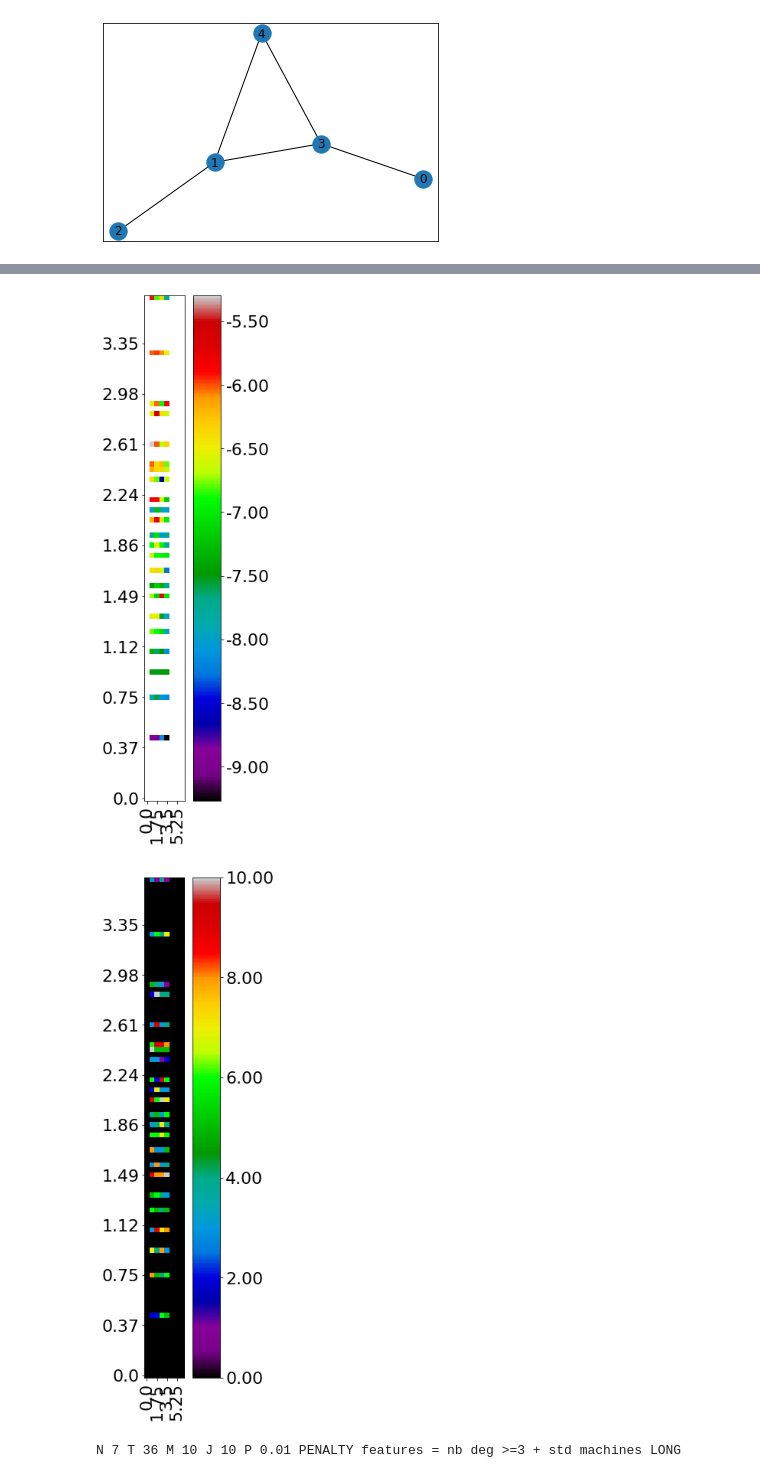
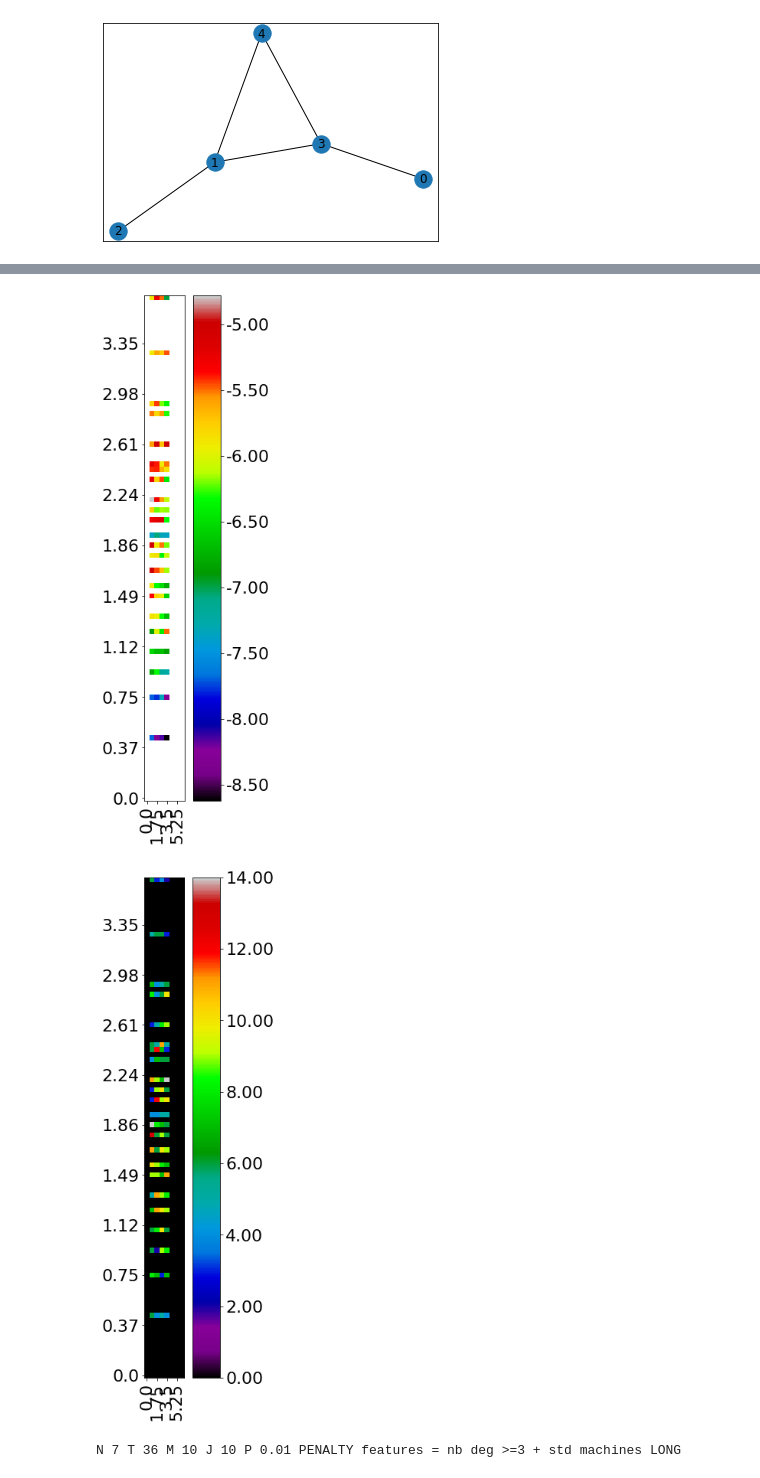
Before and after one commit to sohaib-ouzineb/MSC_INDIVIDUAL_PROJECT, a Jupyter notebook: evoltionary_algo.ipynb, the cells around one changed output, grey strips where cells are left out. Saved outputs shown, nothing was run; the diff lists cells and outputs as text; code cells hidden in the pictures.

Commit message:
degree and edge constraints

```diff
--- a/evoltionary_algo.ipynb
+++ b/evoltionary_algo.ipynb
@@ -120,8 +120,10 @@ complete_n = nx.complete_graph(N)
 GraphSet.set_universe(complete_n) #all subgraphs of the complete graph with N enclaves
 #degree constraints
 degree_constraints = {0:1,1:1,2:1} #deg 1 can NOT route traffic => access router. Internet has degree 1
+edge_constraints = [(4, 6)] #edge constraints
+gs_edge_constraints = GraphSet({'include': edge_constraints})
 connected_vertices =  list(range(0,N)) #all vertices must be connected
-gs = GraphSet.graphs(vertex_groups = [connected_vertices],degree_constraints=degree_constraints) #gs = set of graphs with constraints
+gs = GraphSet.graphs(vertex_groups = [connected_vertices],degree_constraints=degree_constraints,graphset=gs_edge_constraints) #gs = set of graphs with constraints
 #myit = gs.rand_iter() #iterator over set of constrained graphs
 print("There are",len(gs),"constrained graphs")
 
@@ -888,7 +890,7 @@ def evaluate(ind):
     """An example evaluation function. It takes an individual as input, and returns the pair ``(fitness, features)``, where ``fitness`` and ``features`` are sequences of scores."""
     #print("ind = ",len(ind))
     mat = get_adj(ind[0])
-    score = np.mean(np.array([init(ind) for i in range(10)])).item()
+    score = np.mean(np.array([init(ind) for i in range(10)])).item() #more is better but slower
     #fit0 = sum(ind[0]) #old
     fit0 = sum(ind[0])
     fit1 = len([i for i in range(N) if sum(mat[i])>=3]) #nbr of enclaves that have degree >=3
@@ -991,11 +993,11 @@ nb_bins = [N+1,100] #for nbr of enclaves with degree >= 3
 features_domain = [(0, N),(0,sigma_max)]
 fitness_domain = [(-100, 0)]               # The domain (min/max values) of the fitness
 
-init_batch_size = 400                    # The number of evaluations of the initial batch ('batch' = population)
+init_batch_size = 4000                    # The number of evaluations of the initial batch ('batch' = population)
 #3000 or 400 ?
 #init_batch_size = 400
 batch_size = 400                          # The number of evaluations in each subsequent batch
-nb_iterations = 10                        # The number of iterations (i.e. times where a new batch is evaluated)
+nb_iterations = 30                        # The number of iterations (i.e. times where a new batch is evaluated)
 cxpb = 0.5                                #pseudo probability of mating : useless because no mating in QD
 mutation_pb = 1                            # The probability of mutating each value of a genome
 max_items_per_bin = 1                      # The number of items in each bin of the grid
@@ -1095,7 +1094,7 @@ QD score =  85.57023000000001
 N 7 T 36 M 10 J 10 P 0.01 PENALTY features = nb deg >=3 + std machines LONG
 [drawing not drawn]
-[figure, old version]
+[figure, new version]
-[figure, old version]
+[figure, new version]
 # %%
 #grid.best
 
```
Also changed, not shown: parts of 6 cells of this notebook.
